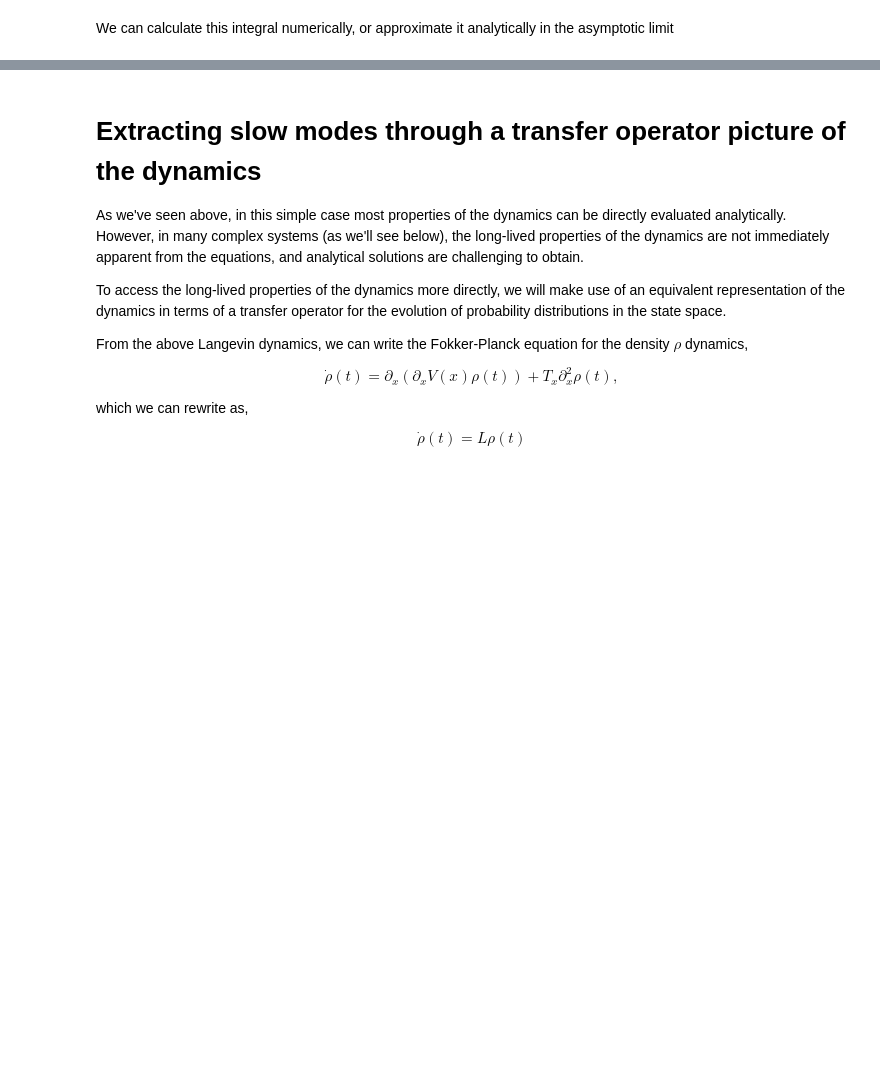
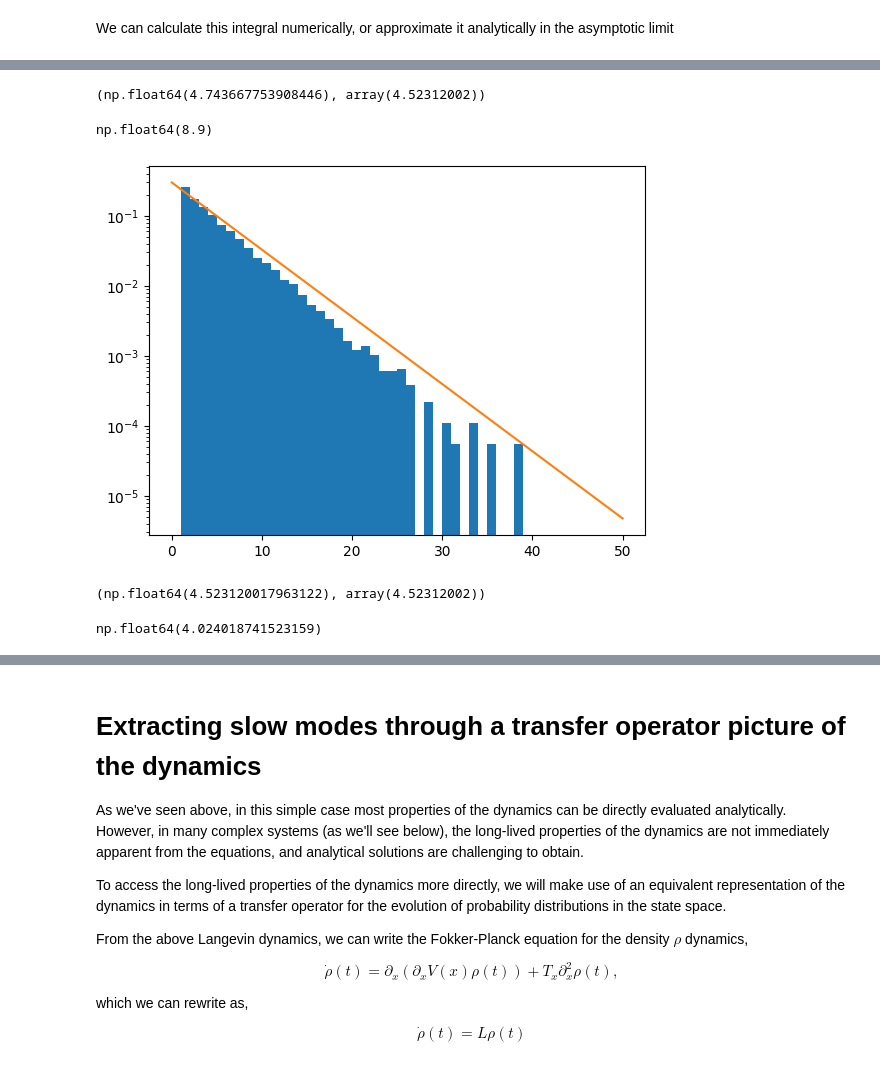
Before and after one commit to AntonioCCosta/DPG_PhysicsBehavior_2026, a Jupyter notebook: notebooks/notebook_1.ipynb, the cells around one changed output, grey strips where cells are left out. Cells and saved outputs as stored; diff of their text form; code cells hidden in the pictures; blank space fills up the shorter version.

```diff
--- a/notebooks/notebook_1.ipynb
+++ b/notebooks/notebook_1.ipynb
@@ -150,0 +203,37 @@ np.float64(16.290370941299432)
+# %%
+def state_lifetime(states,tau):
+    durations=[]
+    for state in np.sort(np.unique(states.compressed())):
+        gaps = states==state
+        gaps_boundaries = np.where(np.abs(np.diff(np.concatenate([[False], gaps, [False]]))))[0].reshape(-1, 2)
+        durations.append(np.hstack(np.diff(gaps_boundaries))*tau)
+    return durations
+# %%
+delta = 0.2 * np.sqrt(mu)
+
+states = np.zeros_like(xs)
+states[xs >  delta] = +1
+states[xs < -delta] = -1
+states = np.ma.masked_equal(states, 0)
+# %%
+durs = np.hstack(state_lifetime(states,1))*final_dt
+# %%
+np.mean(durs[durs>10*final_dt]),transition_time_be(Tx,mu)
+# %% [output]
+(np.float64(4.743667753908446), array(4.52312002))
+# %%
+np.percentile(durs,95)
+# %% [output]
+np.float64(8.9)
+# %%
+plt.hist(durs, bins=np.linspace(1,50,50), density=True)
+times = np.linspace(0,50,10)
+plt.plot(times,3e-1*np.exp(-times/transition_time_be(Tx,mu)))
+plt.yscale('log')
+plt.show()
+# %% [output]
+[figure, added]
+# %%
+.5/omega_be(Tx,mu),transition_time_be(Tx,mu)
+# %% [output]
+(np.float64(4.523120017963122), array(4.52312002))
@@ -150,0 +254,4 @@ np.float64(16.290370941299432)
+# %%
+np.hstack(durs).mean()
+# %% [output]
+np.float64(4.024018741523159)
```
Also changed, not shown: parts of 15 cells of this notebook.
